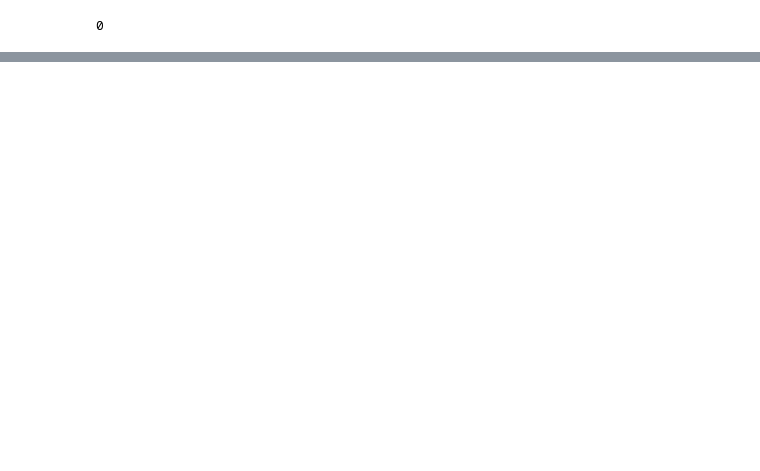
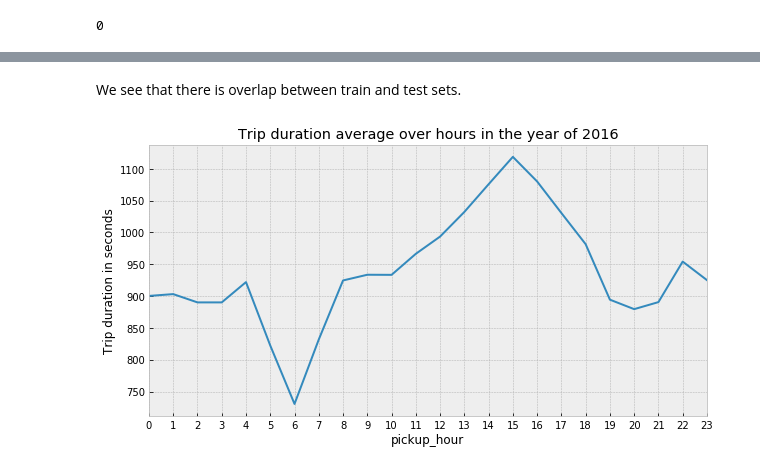
Before and after one commit to pratha19/NYC_taxi_trip_duration, a Jupyter notebook: notebooks/NYC_EDA.ipynb, the cells around one changed output, grey strips where cells are left out. Saved outputs shown, nothing was run; the diff lists cells and outputs as text; code cells hidden in the pictures; blank space fills up the shorter version.

```diff
--- a/notebooks/NYC_EDA.ipynb
+++ b/notebooks/NYC_EDA.ipynb
@@ -112,0 +203,10 @@ nyc.isnull().any(axis = 1).sum()
+# %% [markdown]
+We see that there is overlap between train and test sets.
+# %%
+#Plotting average trip duration for each hour over the entire year
+nyc_train.groupby('pickup_hour')['trip_duration'].mean().plot()
+_ = plt.ylabel('Trip duration in seconds')
+_ = plt.xticks(nyc_train['pickup_hour'].unique())
+_ = plt.title('Trip duration average over hours in the year of 2016')
+# %% [output]
+[figure, added]
```
Also changed, not shown: parts of 35 cells of this notebook, 1 other file.
